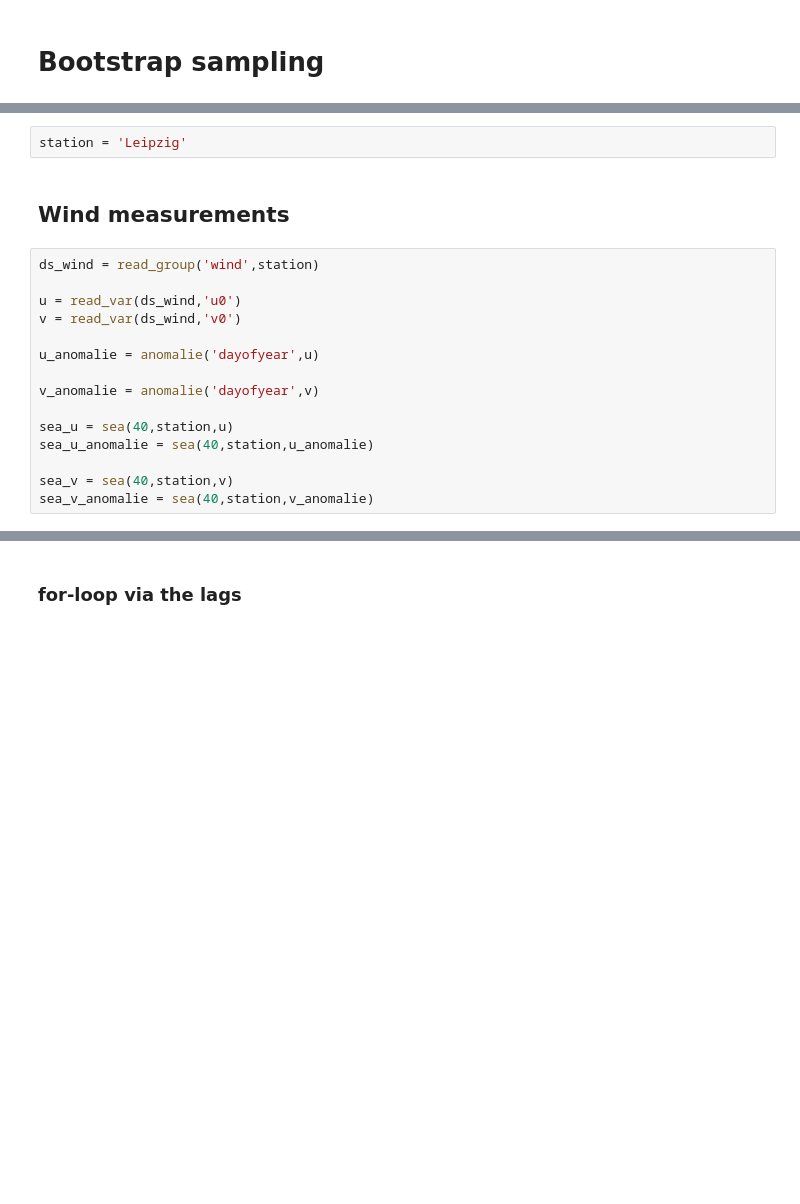
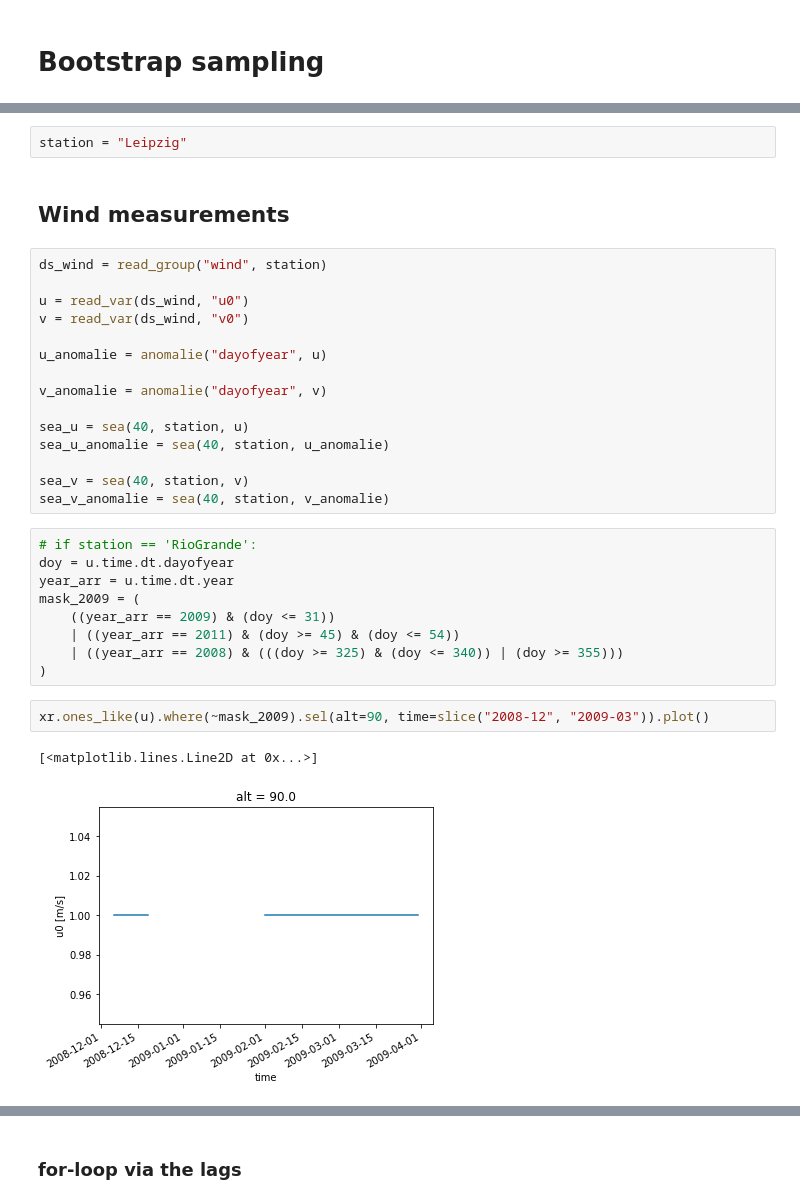
Before and after one commit to VACILT/SSW_project, a Jupyter notebook: bootstrap_sampling.ipynb, the cells around one changed output, grey strips where cells are left out. Drawn from its saved outputs; the diff is of its cells as text; blank space fills up the shorter version.

```diff
--- a/bootstrap_sampling.ipynb
+++ b/bootstrap_sampling.ipynb
@@ -32,21 +60,35 @@ def g_kde(y, x):
     kde = stats.gaussian_kde(y[~mask])
     return kde(x)
 # %%
-station = 'Leipzig'
+station = "Leipzig"
 # %% [markdown]
 ## Wind measurements
 # %%
-ds_wind = read_group('wind',station)
+ds_wind = read_group("wind", station)
 
-u = read_var(ds_wind,'u0')
-v = read_var(ds_wind,'v0')
+u = read_var(ds_wind, "u0")
+v = read_var(ds_wind, "v0")
 
-u_anomalie = anomalie('dayofyear',u)
+u_anomalie = anomalie("dayofyear", u)
 
-v_anomalie = anomalie('dayofyear',v)
+v_anomalie = anomalie("dayofyear", v)
 
-sea_u = sea(40,station,u)
-sea_u_anomalie = sea(40,station,u_anomalie)
+sea_u = sea(40, station, u)
+sea_u_anomalie = sea(40, station, u_anomalie)
 
-sea_v = sea(40,station,v)
-sea_v_anomalie = sea(40,station,v_anomalie)
+sea_v = sea(40, station, v)
+sea_v_anomalie = sea(40, station, v_anomalie)
+# %%
+# if station == 'RioGrande':
+doy = u.time.dt.dayofyear
+year_arr = u.time.dt.year
+mask_2009 = (
+    ((year_arr == 2009) & (doy <= 31))
+    | ((year_arr == 2011) & (doy >= 45) & (doy <= 54))
+    | ((year_arr == 2008) & (((doy >= 325) & (doy <= 340)) | (doy >= 355)))
+)
+# %%
+xr.ones_like(u).where(~mask_2009).sel(alt=90, time=slice("2008-12", "2009-03")).plot()
+# %% [output]
+[<matplotlib.lines.Line2D at 0x...>]
+[figure, added]
```
Also changed, not shown: parts of 20 cells of this notebook, 23 other files.
